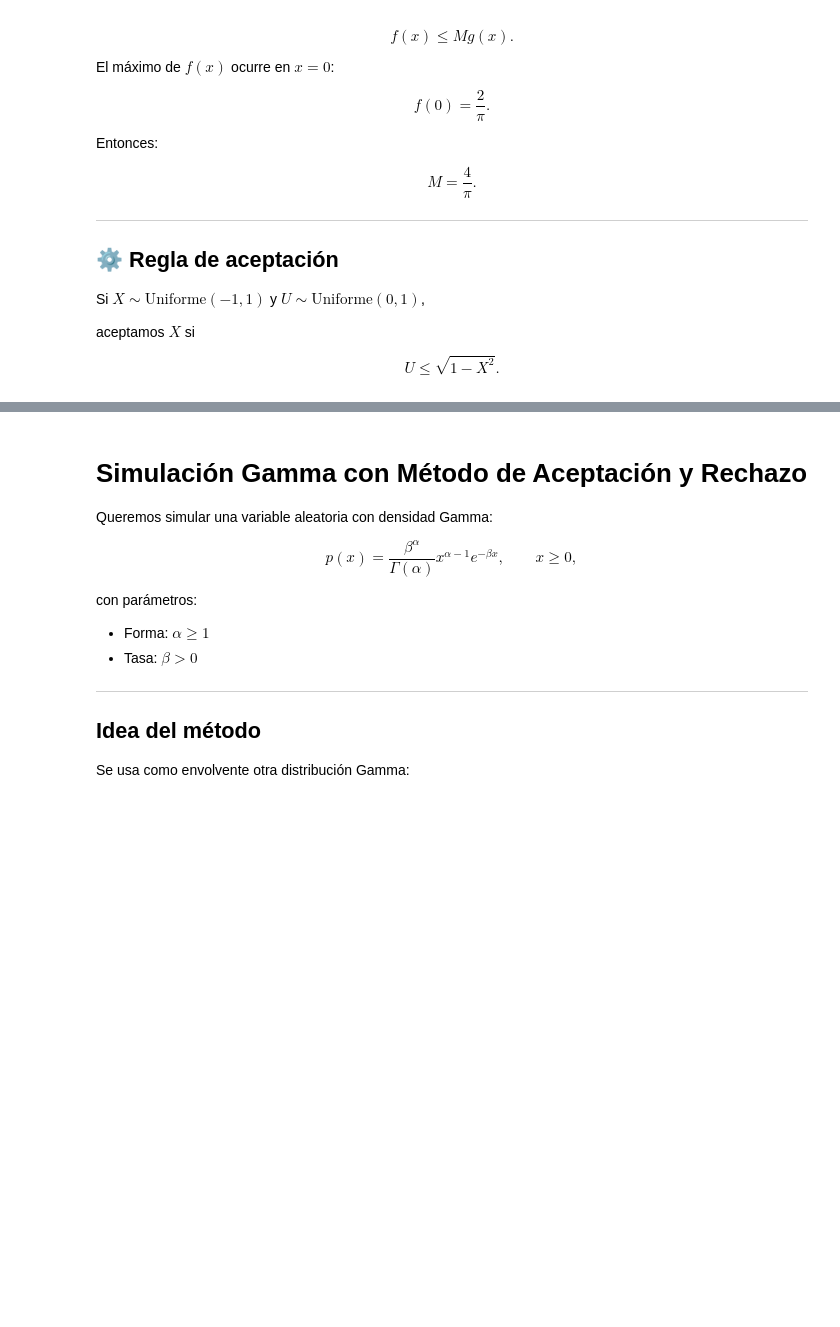
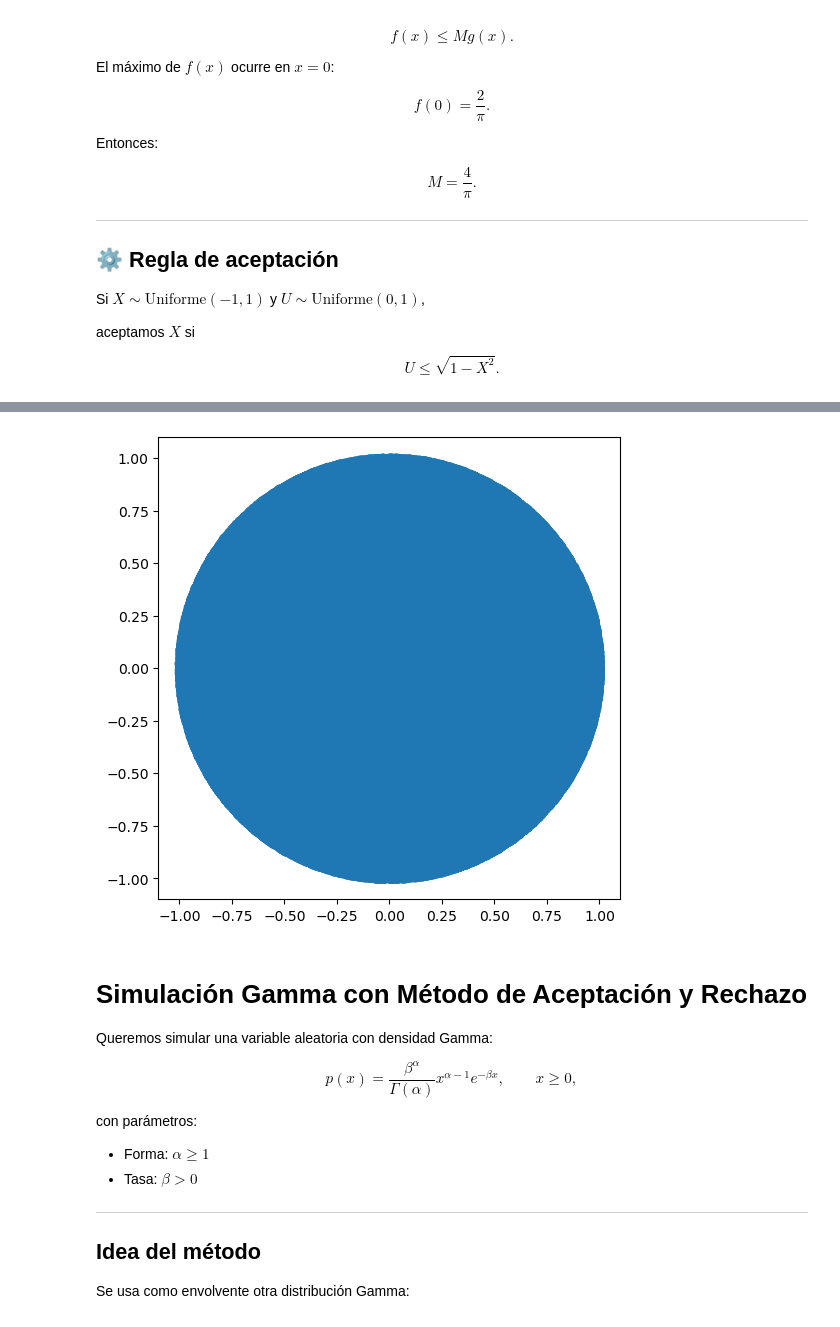
Before and after one commit to yaelrsc/Computaci-n-estad-stica-2026-2, a Jupyter notebook: Simulation/Simulation_of_random_variables.ipynb, the cells around one changed output, grey strips where cells are left out. Drawn from its saved outputs; the diff is of its cells as text; code cells hidden in the pictures; blank space fills up the shorter version.

```diff
--- a/Simulation/Simulation_of_random_variables.ipynb
+++ b/Simulation/Simulation_of_random_variables.ipynb
@@ -1004,3 +1004,17 @@ E_AR: 0.7851
+# %%
+sc_sample = sc.sample(n)
+uniform_sample = []
+
+for i in range(n):
+    lim_sup = math.sqrt(1-sc_sample[i]**2)
+    uniform_sample.append(UniformeAB(-lim_sup, lim_sup).sample(1))
+# %%
+plt.figure(figsize=(6,6))
+plt.scatter(uniform_sample, sc_sample)
+plt.gca().set_aspect('equal', adjustable='box')
+plt.show()
+# %% [output]
+[figure, added]
 # %% [markdown]
 # Simulación Gamma con Método de Aceptación y Rechazo
 
```
Also changed, not shown: parts of 5 cells of this notebook, 2 other files.
